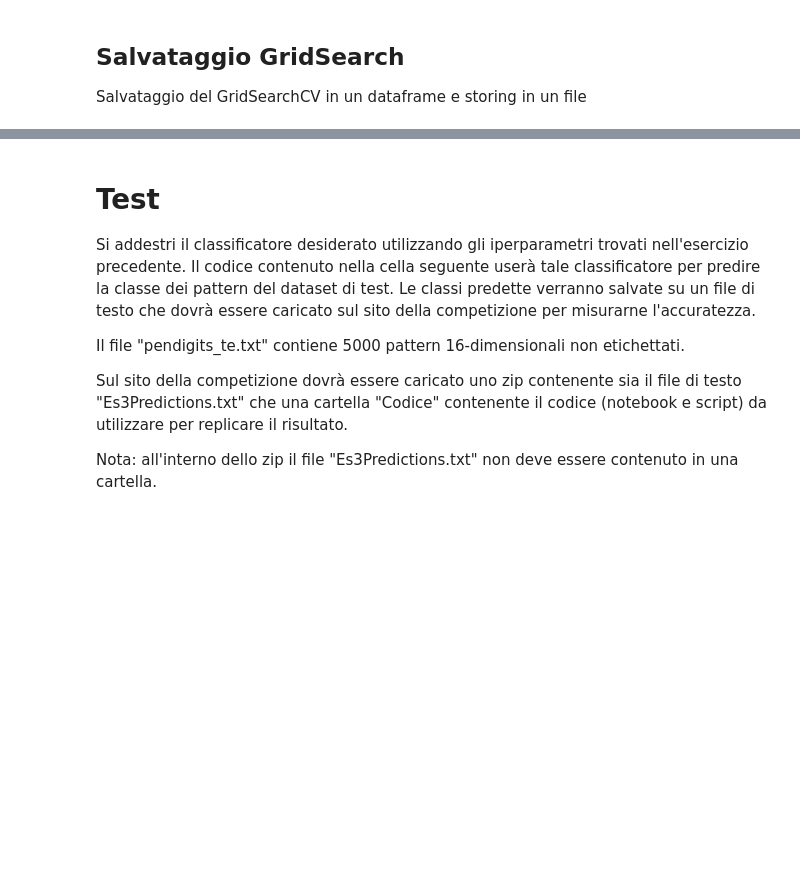
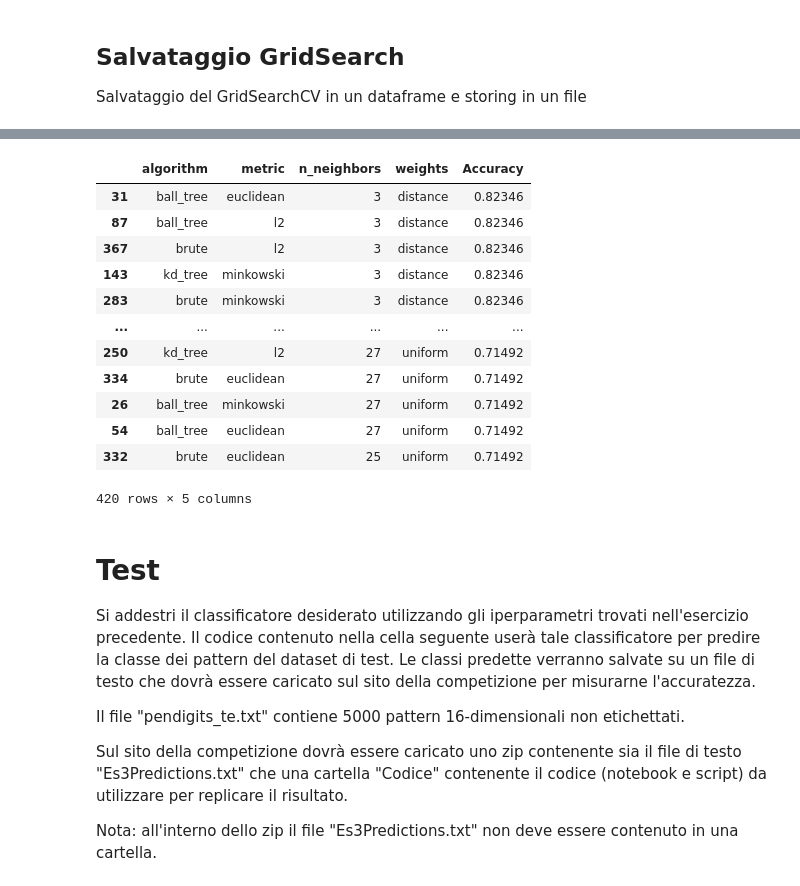
Before and after one commit to davidcohenunibo/machine_learning_1, a Jupyter notebook: 3 - SVM e KNN.ipynb, the cells around one changed output, grey strips where cells are left out. Saved outputs shown, nothing was run; the diff lists cells and outputs as text; code cells hidden in the pictures; blank space fills up the shorter version.

```diff
--- a/3 - SVM e KNN.ipynb
+++ b/3 - SVM e KNN.ipynb
@@ -262,3 +500,20 @@ dataframe.to_pickle(TESTS_PATH+"/GridSearchCV_"+ str(n_test))
+# %%
+dataframe = pd.read_pickle(TESTS_PATH+"/GridSearchCV_2")
+dataframe
+# %% [output]
+|  | algorithm | metric | n_neighbors | weights | Accuracy |
+| 31 | ball_tree | euclidean | 3 | distance | 0.82346 |
+| 87 | ball_tree | l2 | 3 | distance | 0.82346 |
+| 367 | brute | l2 | 3 | distance | 0.82346 |
+| 143 | kd_tree | minkowski | 3 | distance | 0.82346 |
+| 283 | brute | minkowski | 3 | distance | 0.82346 |
+| ... | ... | ... | ... | ... | ... |
+| 250 | kd_tree | l2 | 27 | uniform | 0.71492 |
+| 334 | brute | euclidean | 27 | uniform | 0.71492 |
+| 26 | ball_tree | minkowski | 27 | uniform | 0.71492 |
+| 54 | ball_tree | euclidean | 27 | uniform | 0.71492 |
+| 332 | brute | euclidean | 25 | uniform | 0.71492 |
+420 rows × 5 columns
 # %% [markdown]
 # Test
 Si addestri il classificatore desiderato utilizzando gli iperparametri trovati nell'esercizio precedente. Il codice contenuto nella cella seguente userà tale classificatore per predire la classe dei pattern del dataset di test. Le classi predette verranno salvate su un file di testo che dovrà essere caricato sul sito della competizione per misurarne l'accuratezza.
```
Also changed, not shown: parts of 22 cells of this notebook, 1 other file.
